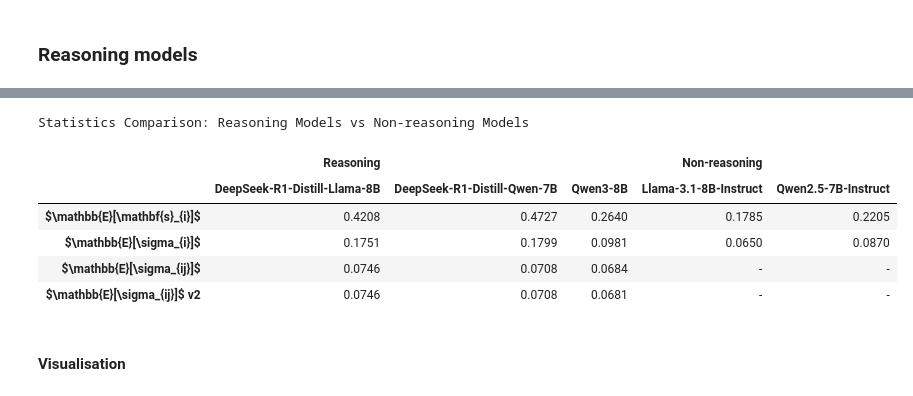
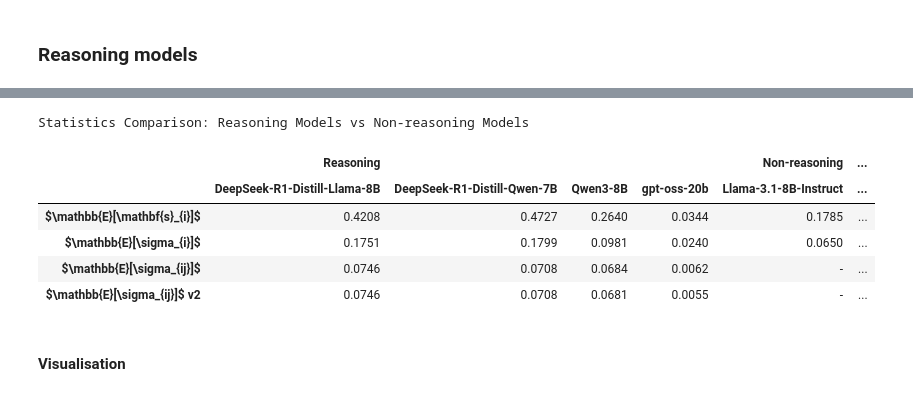
Before and after one commit to kureha-yamaguchi/reasoning-manipulation, a Jupyter notebook: utils/heuristic/compute_stats.ipynb, the cells around one changed output, grey strips where cells are left out. Saved outputs shown, nothing was run; the diff lists cells and outputs as text; code cells hidden in the pictures.

```diff
--- a/utils/heuristic/compute_stats.ipynb
+++ b/utils/heuristic/compute_stats.ipynb
@@ -317,0 +333,33 @@ Mean of std devs (E(std_dev_i)): 0.09812021099416804
+# %%
+model_name = "openai/gpt-oss-20b"
+scored_csv = "scored_train_harmful_prompts_cot5_out5.csv"
+
+scored_csv_path = os.path.join(results_dir, model_name, "dataset", scored_csv)
+
+scored_rows = load_scored_csv(scored_csv_path)
+print(f"Total reasoning samples: {len(scored_rows)}")
+
+
+means_ij_gpt, std_devs_ij_gpt = compute_stats_per_prompt_cot(scored_rows)
+# Average per prompt first, then overall average
+per_prompt_avgs_gpt = [statistics.mean(sublist) for sublist in std_devs_ij_gpt]
+E_sigma_ij_gpt = statistics.mean(per_prompt_avgs_gpt)
+
+E_sigma_ij_gpt_v2 =statistics.mean([item for sublist in std_devs_ij_gpt for item in sublist])
+
+means_i_gpt, std_devs_i_gpt = compute_stats_per_prompt(scored_rows)
+
+print("--------------------------------")
+print(f"Mean of means (E(s_i)): {statistics.mean(means_i_gpt)}")
+
+print("--------------------------------")
+print("std_dev_ij: Variance from output sampling alone (since the CoT is held constant)")
+print(f"Mean of std devs (E(std_dev_ij)): {E_sigma_ij_gpt}")
+
+print("--------------------------------")
+print("std_dev_i: Variance from CoT variation + variance from output sampling")
+print(f"Mean of std devs (E(std_dev_i)): {statistics.mean(std_devs_i_gpt)}")
+
+
+print('--------------------------------')
+print(f'length of scored_rows: {len(scored_rows)}')
@@ -326,6 +388,7 @@ columns = pd.MultiIndex.from_tuples([
     ('Reasoning', 'DeepSeek-R1-Distill-Llama-8B'),
     ('Reasoning', 'DeepSeek-R1-Distill-Qwen-7B'),
     ('Reasoning', 'Qwen3-8B'),
+    ('Reasoning', 'gpt-oss-20b'),
     ('Non-reasoning', 'Llama-3.1-8B-Instruct'),
     ('Non-reasoning', 'Qwen2.5-7B-Instruct'),
 
@@ -350,40 +413,46 @@ data = {
         statistics.mean(std_devs_i_qwen3),
         E_sigma_ij_qwen3,
         E_sigma_ij_qwen3_v2
+    ],
+    ('Reasoning', 'gpt-oss-20b'): [
+        statistics.mean(means_i_gpt),
+        statistics.mean(std_devs_i_gpt),
+        E_sigma_ij_gpt,
+        E_sigma_ij_gpt_v2
     ],
     ('Non-reasoning', 'Llama-3.1-8B-Instruct'): [
         statistics.mean(means_i_llama),
         statistics.mean(std_devs_i_llama),
         np.nan,
         np.nan  # No CoT for non-reasoning models
     ],
     ('Non-reasoning', 'Qwen2.5-7B-Instruct'): [
         statistics.mean(means_i_qwen),
         statistics.mean(std_devs_i_qwen),
         np.nan,
         np.nan  # No CoT for non-reasoning models
     ]
 }
 
 # Create DataFrame with row labels
 df = pd.DataFrame(
     data,
     index=[r'$\mathbb{E}[\mathbf{s}_{i}]$', r'$\mathbb{E}[\sigma_{i}]$', r'$\mathbb{E}[\sigma_{ij}]$', r'$\mathbb{E}[\sigma_{ij}]$ v2']
 )
 
 # Display the table with centered headers
 df.style.format('{:.4f}', na_rep='-').set_caption('Statistics Comparison: Reasoning Models vs Non-reasoning Models').set_table_styles([
     {'selector': 'th.col_heading.level0', 'props': [('text-align', 'center')]},
     {'selector': 'th.col_heading.level1', 'props': [('text-align', 'center')]},
 ])
 # %% [output]
 Statistics Comparison: Reasoning Models vs Non-reasoning Models
-|  | Reasoning |  |  | Non-reasoning |  |
-|  | DeepSeek-R1-Distill-Llama-8B | DeepSeek-R1-Distill-Qwen-7B | Qwen3-8B | Llama-3.1-8B-Instruct | Qwen2.5-7B-Instruct |
-| $\mathbb{E}[\mathbf{s}_{i}]$ | 0.4208 | 0.4727 | 0.2640 | 0.1785 | 0.2205 |
-| $\mathbb{E}[\sigma_{i}]$ | 0.1751 | 0.1799 | 0.0981 | 0.0650 | 0.0870 |
-| $\mathbb{E}[\sigma_{ij}]$ | 0.0746 | 0.0708 | 0.0684 | - | - |
-| $\mathbb{E}[\sigma_{ij}]$ v2 | 0.0746 | 0.0708 | 0.0681 | - | - |
+|  | Reasoning |  |  |  | Non-reasoning | ... |
+|  | DeepSeek-R1-Distill-Llama-8B | DeepSeek-R1-Distill-Qwen-7B | Qwen3-8B | gpt-oss-20b | Llama-3.1-8B-Instruct | ... |
+| $\mathbb{E}[\mathbf{s}_{i}]$ | 0.4208 | 0.4727 | 0.2640 | 0.0344 | 0.1785 | ... |
+| $\mathbb{E}[\sigma_{i}]$ | 0.1751 | 0.1799 | 0.0981 | 0.0240 | 0.0650 | ... |
+| $\mathbb{E}[\sigma_{ij}]$ | 0.0746 | 0.0708 | 0.0684 | 0.0062 | - | ... |
+| $\mathbb{E}[\sigma_{ij}]$ v2 | 0.0746 | 0.0708 | 0.0681 | 0.0055 | - | ... |
 # %% [markdown]
 #### Visualisation
 # %%
```
Also changed, not shown: parts of 8 cells of this notebook, 3 other files.
